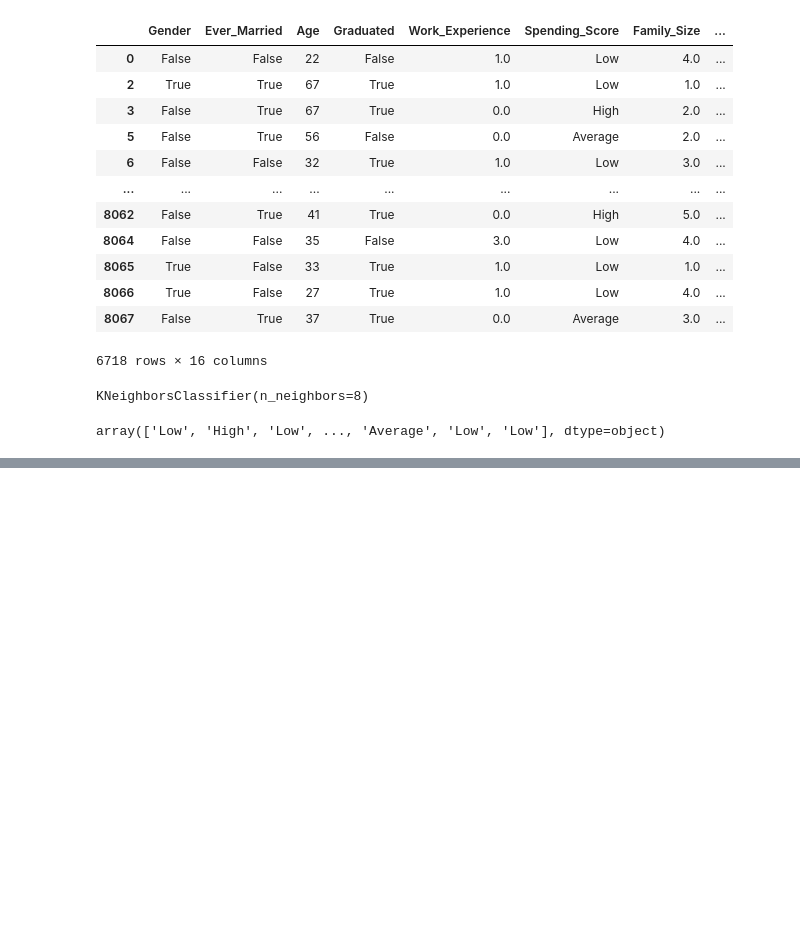
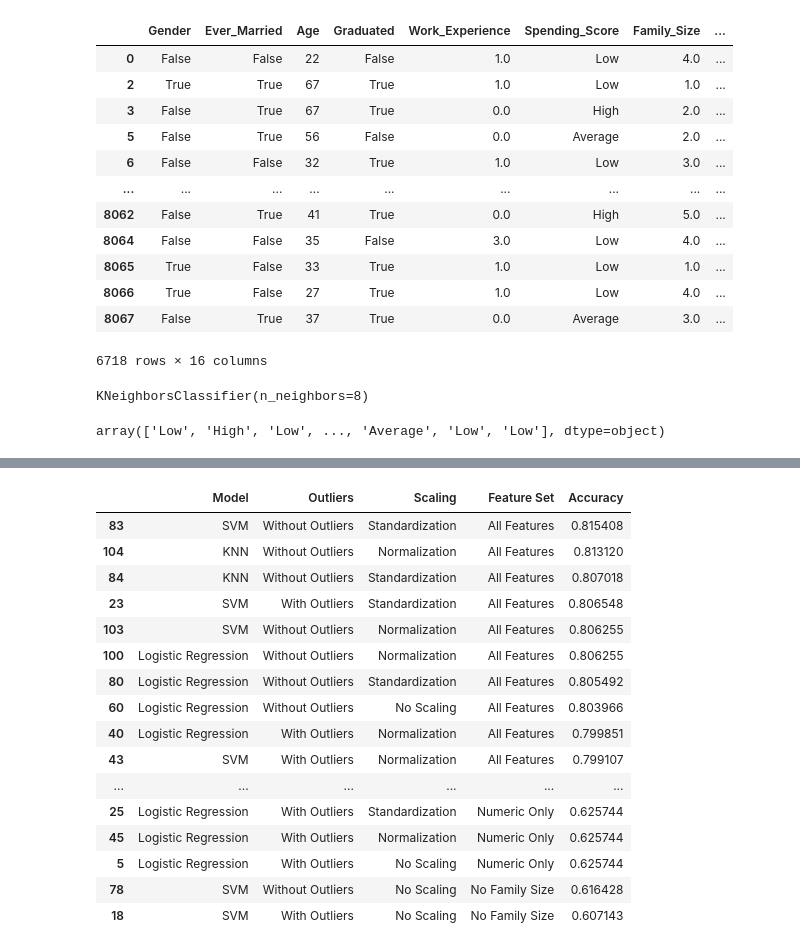
Before and after one commit to harimrys/ML-Project, a Jupyter notebook: notebooks/test_main.ipynb, the cells around one changed output, grey strips where cells are left out. Drawn from its saved outputs; the diff is of its cells as text; code cells hidden in the pictures; blank space fills up the shorter version.

```diff
--- a/notebooks/test_main.ipynb
+++ b/notebooks/test_main.ipynb
@@ -139,0 +275,23 @@ knn.score(X_test, y_test)
+# %%
+#display all rows
+pd.set_option('display.max_rows', None)
+
+results_df.sort_values(by = "Accuracy", ascending = False)
+# %% [output]
+|  | Model | Outliers | Scaling | Feature Set | Accuracy |
+| 83 | SVM | Without Outliers | Standardization | All Features | 0.815408 |
+| 104 | KNN | Without Outliers | Normalization | All Features | 0.813120 |
+| 84 | KNN | Without Outliers | Standardization | All Features | 0.807018 |
+| 23 | SVM | With Outliers | Standardization | All Features | 0.806548 |
+| 103 | SVM | Without Outliers | Normalization | All Features | 0.806255 |
+| 100 | Logistic Regression | Without Outliers | Normalization | All Features | 0.806255 |
+| 80 | Logistic Regression | Without Outliers | Standardization | All Features | 0.805492 |
+| 60 | Logistic Regression | Without Outliers | No Scaling | All Features | 0.803966 |
+| 40 | Logistic Regression | With Outliers | Normalization | All Features | 0.799851 |
+| 43 | SVM | With Outliers | Normalization | All Features | 0.799107 |
+| ... | ... | ... | ... | ... | ... |
+| 25 | Logistic Regression | With Outliers | Standardization | Numeric Only | 0.625744 |
+| 45 | Logistic Regression | With Outliers | Normalization | Numeric Only | 0.625744 |
+| 5 | Logistic Regression | With Outliers | No Scaling | Numeric Only | 0.625744 |
+| 78 | SVM | Without Outliers | No Scaling | No Family Size | 0.616428 |
+| 18 | SVM | With Outliers | No Scaling | No Family Size | 0.607143 |
```
Also changed, not shown: parts of 2 cells of this notebook, 1 other file.
